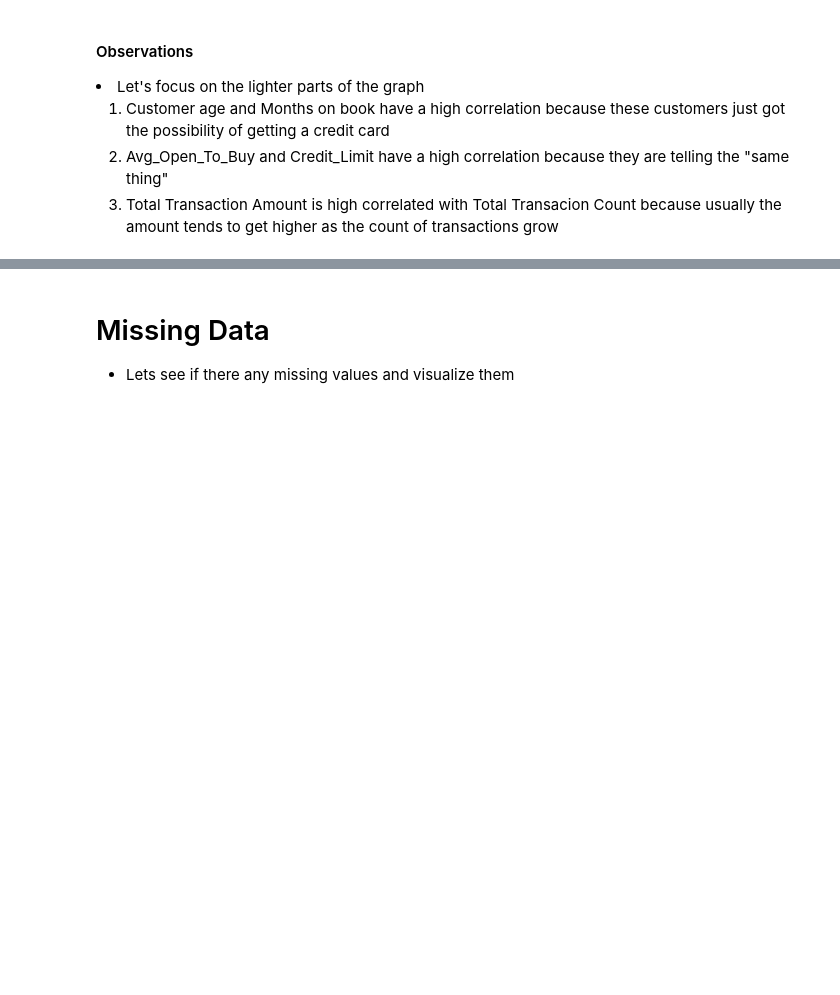
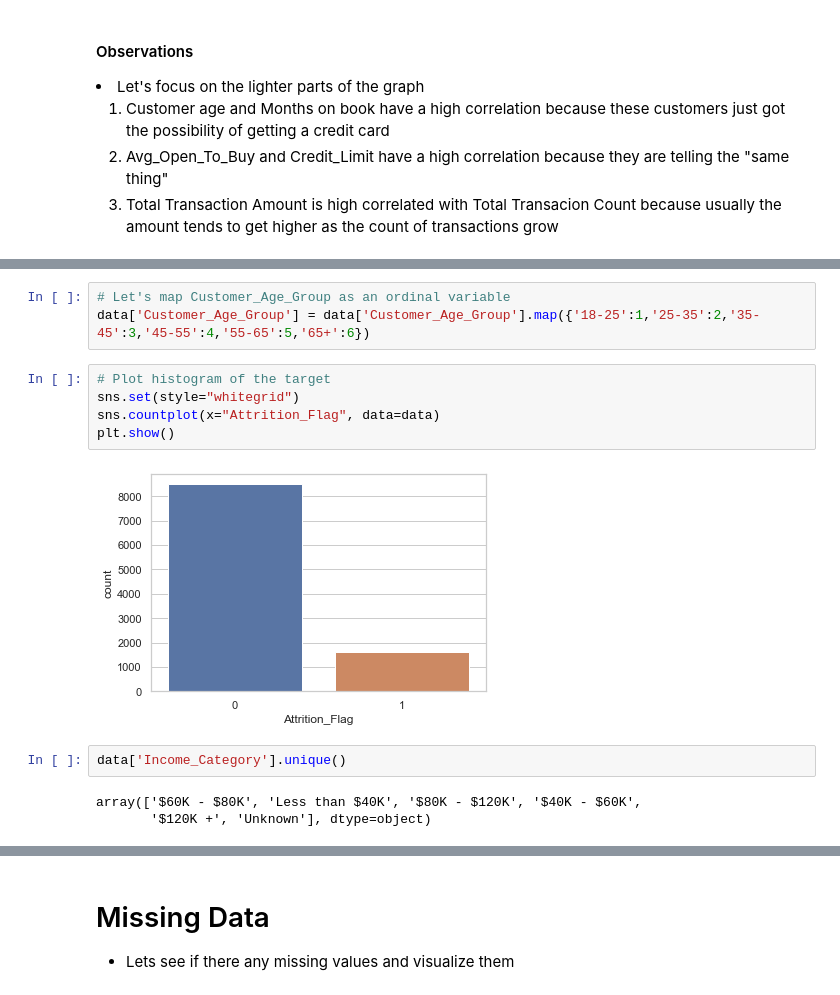
Before and after one commit to juanchate/Credit-Card-Customer-Attrition-Prediction, a Jupyter notebook: Credit Card Customer Attrition.ipynb, the cells around one changed output, grey strips where cells are left out. Cells and saved outputs as stored; diff of their text form; blank space fills up the shorter version.

```diff
--- a/Credit Card Customer Attrition.ipynb
+++ b/Credit Card Customer Attrition.ipynb
@@ -105,0 +94,15 @@ plt.show()
+# %%
+# Let's map Customer_Age_Group as an ordinal variable
+data['Customer_Age_Group'] = data['Customer_Age_Group'].map({'18-25':1,'25-35':2,'35-45':3,'45-55':4,'55-65':5,'65+':6})
+# %%
+# Plot histogram of the target
+sns.set(style="whitegrid")
+sns.countplot(x="Attrition_Flag", data=data)
+plt.show()
+# %% [output]
+[figure, added]
+# %%
+data['Income_Category'].unique()
+# %% [output]
+array(['$60K - $80K', 'Less than $40K', '$80K - $120K', '$40K - $60K',
+       '$120K +', 'Unknown'], dtype=object)
```
Also changed, not shown: parts of 52 cells of this notebook.
